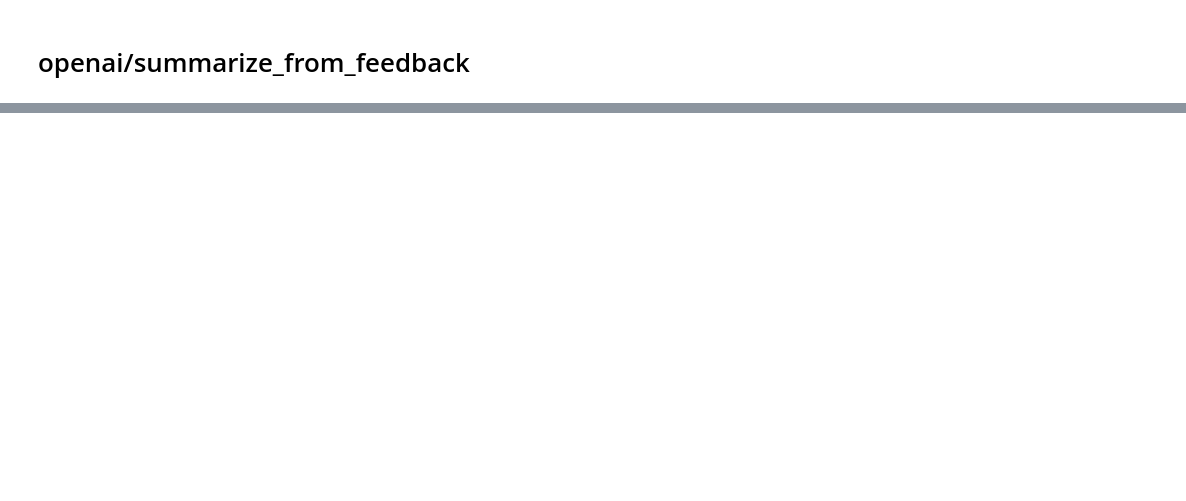
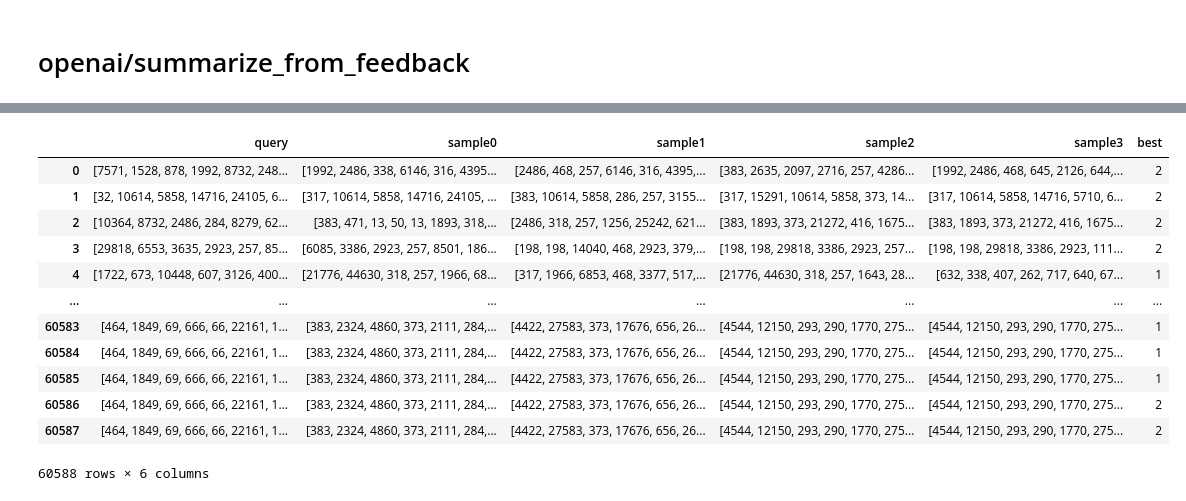
Before and after one commit to eryawww/Gymformer, a Jupyter notebook: notebooks/dataset.ipynb, the cells around one changed output, grey strips where cells are left out. Cells and saved outputs as stored; diff of their text form; code cells hidden in the pictures; blank space fills up the shorter version.

```diff
--- a/notebooks/dataset.ipynb
+++ b/notebooks/dataset.ipynb
@@ -35,0 +170,17 @@ dataset = load_dataset("openai/summarize_from_feedback")
+# %%
+df = pd.read_json(f'{PROJECT_DIR}/data/{DATA_FILENAME[0]}')
+df
+# %% [output]
+|  | query | sample0 | sample1 | sample2 | sample3 | best |
+| 0 | [7571, 1528, 878, 1992, 8732, 248... | [1992, 2486, 338, 6146, 316, 4395... | [2486, 468, 257, 6146, 316, 4395,... | [383, 2635, 2097, 2716, 257, 4286... | [1992, 2486, 468, 645, 2126, 644,... | 2 |
+| 1 | [32, 10614, 5858, 14716, 24105, 6... | [317, 10614, 5858, 14716, 24105, ... | [383, 10614, 5858, 286, 257, 3155... | [317, 15291, 10614, 5858, 373, 14... | [317, 10614, 5858, 14716, 5710, 6... | 2 |
+| 2 | [10364, 8732, 2486, 284, 8279, 62... | [383, 471, 13, 50, 13, 1893, 318,... | [2486, 318, 257, 1256, 25242, 621... | [383, 1893, 373, 21272, 416, 1675... | [383, 1893, 373, 21272, 416, 1675... | 2 |
+| 3 | [29818, 6553, 3635, 2923, 257, 85... | [6085, 3386, 2923, 257, 8501, 186... | [198, 198, 14040, 468, 2923, 379,... | [198, 198, 29818, 3386, 2923, 257... | [198, 198, 29818, 3386, 2923, 111... | 2 |
+| 4 | [1722, 673, 10448, 607, 3126, 400... | [21776, 44630, 318, 257, 1966, 68... | [317, 1966, 6853, 468, 3377, 517,... | [21776, 44630, 318, 257, 1643, 28... | [632, 338, 407, 262, 717, 640, 67... | 1 |
+| ... | ... | ... | ... | ... | ... | ... |
+| 60583 | [464, 1849, 69, 666, 66, 22161, 1... | [383, 2324, 4860, 373, 2111, 284,... | [4422, 27583, 373, 17676, 656, 26... | [4544, 12150, 293, 290, 1770, 275... | [4544, 12150, 293, 290, 1770, 275... | 1 |
+| 60584 | [464, 1849, 69, 666, 66, 22161, 1... | [383, 2324, 4860, 373, 2111, 284,... | [4422, 27583, 373, 17676, 656, 26... | [4544, 12150, 293, 290, 1770, 275... | [4544, 12150, 293, 290, 1770, 275... | 1 |
+| 60585 | [464, 1849, 69, 666, 66, 22161, 1... | [383, 2324, 4860, 373, 2111, 284,... | [4422, 27583, 373, 17676, 656, 26... | [4544, 12150, 293, 290, 1770, 275... | [4544, 12150, 293, 290, 1770, 275... | 1 |
+| 60586 | [464, 1849, 69, 666, 66, 22161, 1... | [383, 2324, 4860, 373, 2111, 284,... | [4422, 27583, 373, 17676, 656, 26... | [4544, 12150, 293, 290, 1770, 275... | [4544, 12150, 293, 290, 1770, 275... | 2 |
+| 60587 | [464, 1849, 69, 666, 66, 22161, 1... | [383, 2324, 4860, 373, 2111, 284,... | [4422, 27583, 373, 17676, 656, 26... | [4544, 12150, 293, 290, 1770, 275... | [4544, 12150, 293, 290, 1770, 275... | 2 |
+60588 rows × 6 columns
```
Also changed, not shown: parts of 7 cells of this notebook, 11 other files.
